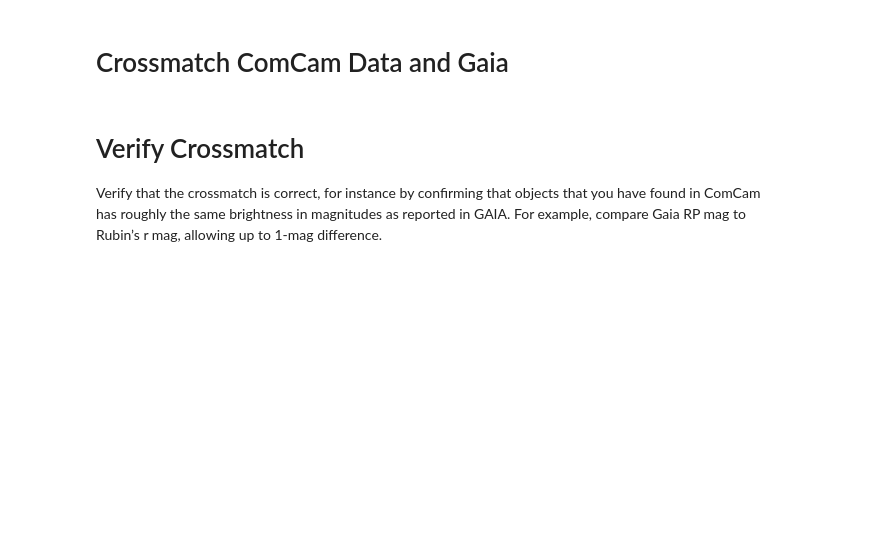
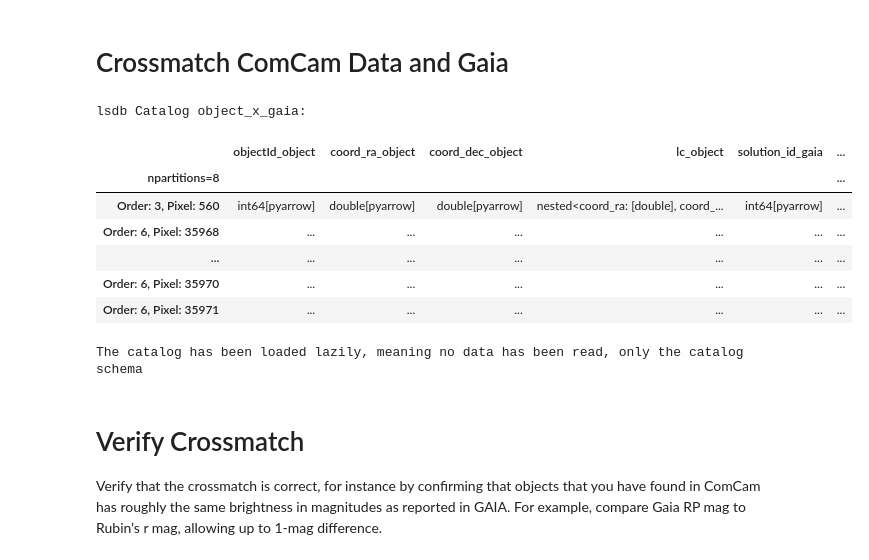
Before and after one commit to lsst-sitcom/linccf, a Jupyter notebook: internal/march_sprint/3.photometric_stability/photometric_stability.ipynb, the cells around one changed output. Saved outputs shown, nothing was run; the diff lists cells and outputs as text; code cells hidden in the pictures; blank space fills up the shorter version.

Commit message:
Update crossmatch

```diff
--- a/internal/march_sprint/3.photometric_stability/photometric_stability.ipynb
+++ b/internal/march_sprint/3.photometric_stability/photometric_stability.ipynb
@@ -118,7 +121,7 @@ gaia_filters = [
     #["ruwe", "<", 1.2],
 ]
 """
-filtered_gaia = gaia.query("ruwe < 1.2").query("phot_variable_flag == 'CONSTANT'")#.query("phot_rp_mean_flux_over_error > 20")
+filtered_gaia = gaia.query("ruwe < 1.2").query("phot_variable_flag != 'VARIABLE'").query("phot_rp_mean_flux_over_error > 20")
 # %%
 filtered_gaia_compute = filtered_gaia.head(100)
 filtered_gaia_compute
@@ -174,5 +187,19 @@ src_nested
 # %% [markdown]
 # Crossmatch ComCam Data and Gaia
+# %%
+comcam_gaia = src_nested.crossmatch(filtered_gaia)
+# %%
+comcam_gaia
+# %% [output]
+lsdb Catalog object_x_gaia:
+|  | objectId_object | coord_ra_object | coord_dec_object | lc_object | solution_id_gaia | ... |
+| npartitions=8 |  |  |  |  |  | ... |
+| Order: 3, Pixel: 560 | int64[pyarrow] | double[pyarrow] | double[pyarrow] | nested<coord_ra: [double], coord_... | int64[pyarrow] | ... |
+| Order: 6, Pixel: 35968 | ... | ... | ... | ... | ... | ... |
+| ... | ... | ... | ... | ... | ... | ... |
+| Order: 6, Pixel: 35970 | ... | ... | ... | ... | ... | ... |
+| Order: 6, Pixel: 35971 | ... | ... | ... | ... | ... | ... |
+The catalog has been loaded lazily, meaning no data has been read, only the catalog schema
 # %% [markdown]
 # Verify Crossmatch
 
```
Also changed, not shown: parts of 4 cells of this notebook.
